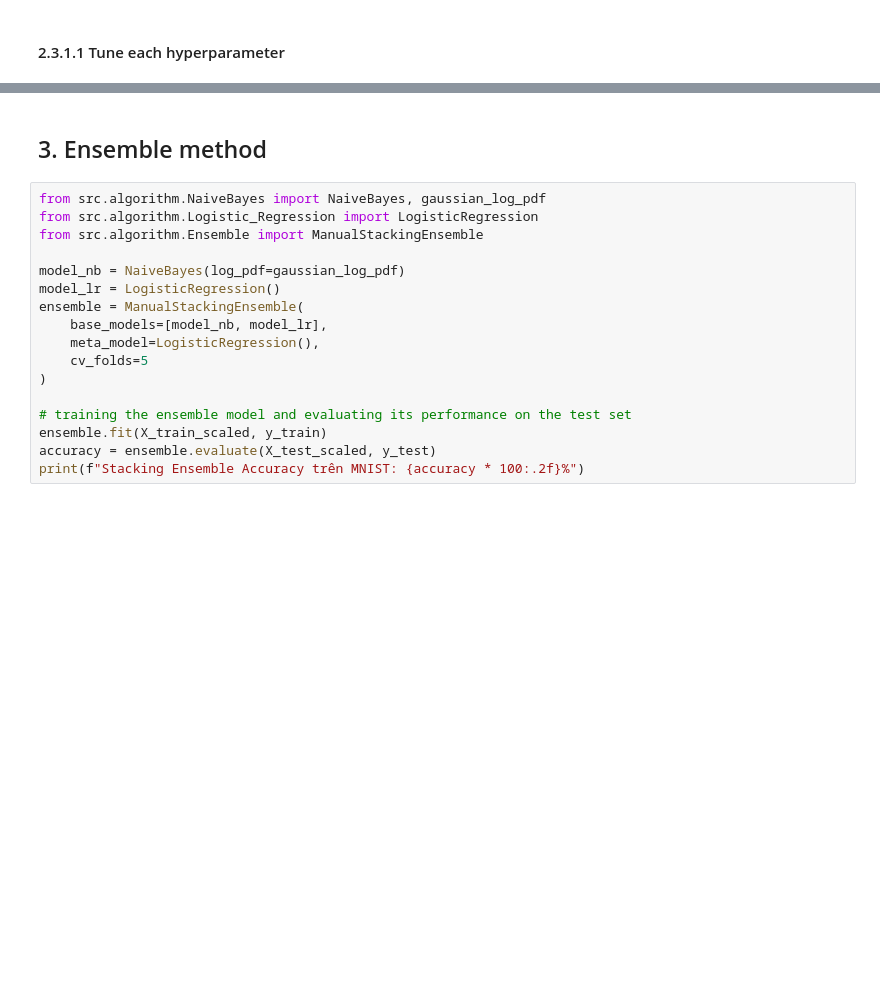
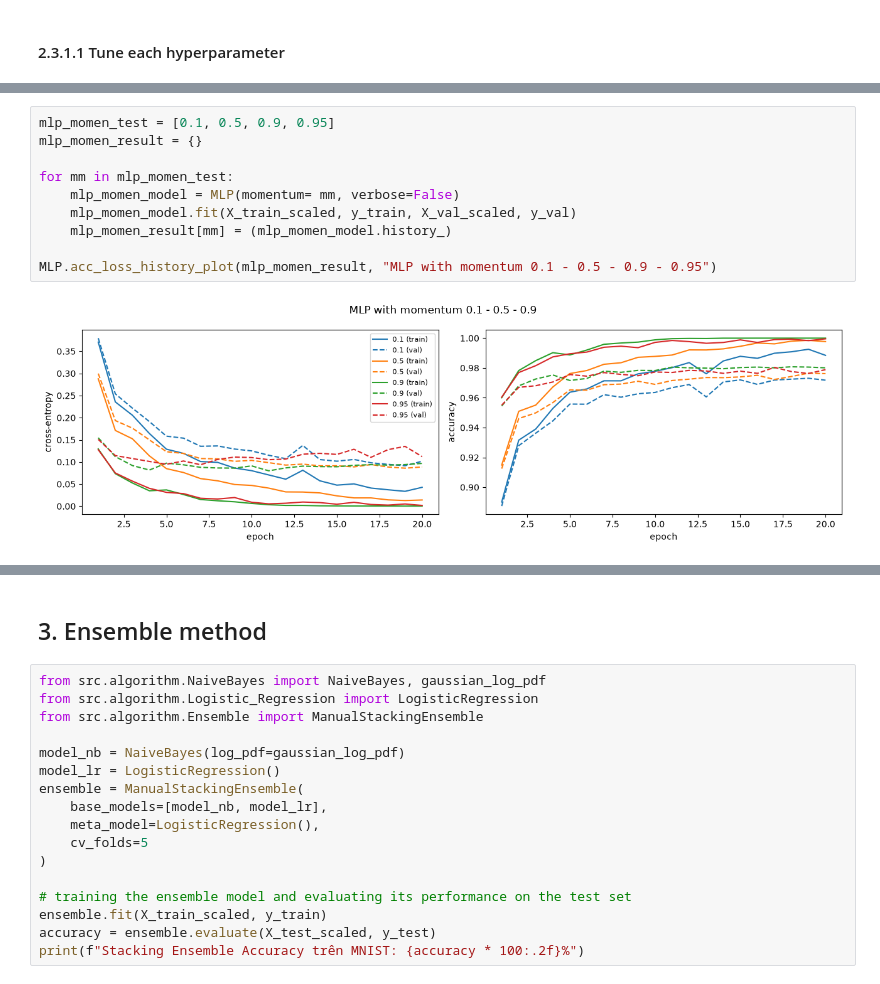
Before and after one commit to ddkhoa83/handwritten_text_recognition, a Jupyter notebook: notebooks/main.ipynb, the cells around one changed output, grey strips where cells are left out. Cells and saved outputs as stored; diff of their text form; blank space fills up the shorter version.

```diff
--- a/notebooks/main.ipynb
+++ b/notebooks/main.ipynb
@@ -229,0 +254,12 @@ plt.show()
+# %%
+mlp_momen_test = [0.1, 0.5, 0.9, 0.95]
+mlp_momen_result = {}
+
+for mm in mlp_momen_test:
+    mlp_momen_model = MLP(momentum= mm, verbose=False)
+    mlp_momen_model.fit(X_train_scaled, y_train, X_val_scaled, y_val)
+    mlp_momen_result[mm] = (mlp_momen_model.history_)
+
+MLP.acc_loss_history_plot(mlp_momen_result, "MLP with momentum 0.1 - 0.5 - 0.9 - 0.95")
+# %% [output]
+[figure, added]
```
Also changed, not shown: parts of 11 cells of this notebook, 1 other file.
